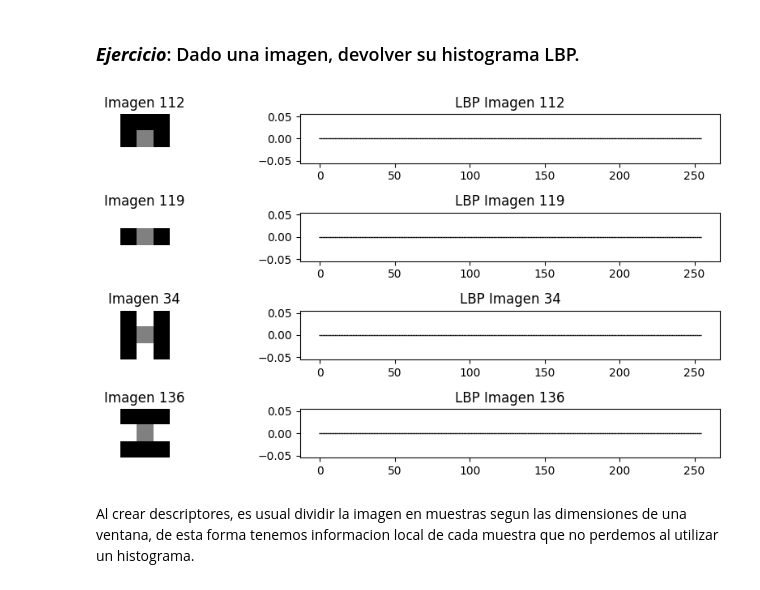
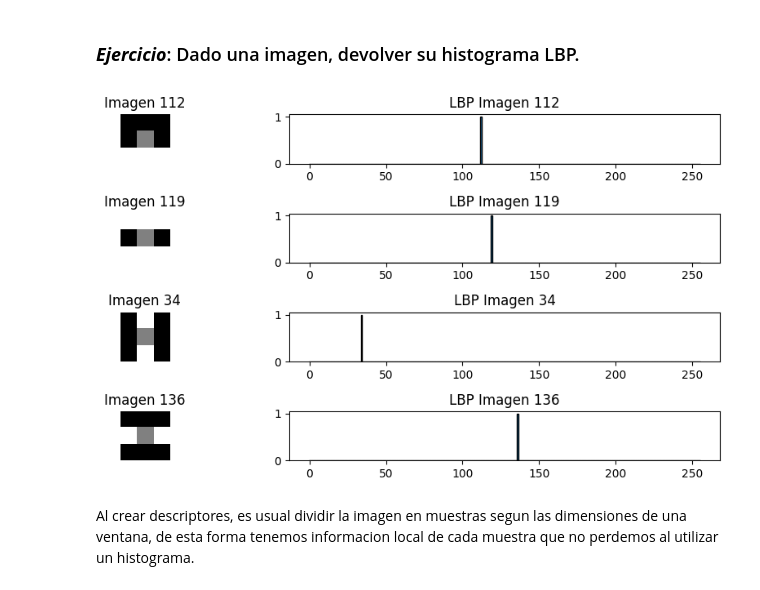
Before and after one commit to MarioSigal/Procesamiento-de-Imagenes, a Jupyter notebook: Laboratorios/Laboratorio4_Pdi20251.ipynb, the cells around one changed output. Drawn from its saved outputs; the diff is of its cells as text; code cells hidden in the pictures.

```diff
--- a/Laboratorios/Laboratorio4_Pdi20251.ipynb
+++ b/Laboratorios/Laboratorio4_Pdi20251.ipynb
@@ -40,8 +40,8 @@ import numpy as np
 import matplotlib.pyplot as plt
 
 # Proyeccion de la linea en el espacio rho, theta
-RHO = 100
-THETA = 0  # 45 grados
+RHO = 50
+THETA = 45  # 45 grados
 
 radTheta = np.radians(THETA)
 
@@ -101,7 +95,7 @@ para cada punto $(x,y)$ que pertence a la linea $(\theta,\rho)$
 
 #Un punto cualquiera en el plano cartesiano
 X_PUNTO = 100
-Y_PUNTO = 100
+Y_PUNTO = 50
 
 # Descubrimos algunas de las lineas a la que podra formar parte el punto
 # Solo hasta 180 ya que encontrariamos lineas iguales con rho negativo si no.
@@ -434,25 +432,44 @@ def pltLBP(img, nombre, axs, fila):
 # %%
 # Recuerden ignorar toda la primera y ultima fila y columna, ya que no tienen los vecinos necesarios.
 def lbpHistograma(img):
-  # COMPLETAR
-  return np.zeros(256)
+
+  hist = np.zeros(256)
+  ancho, largo = img.shape
+
+  for i in range(1,ancho-1):
+    for j in range(1, largo-1):
+
+      identificador = 0
+      valor_centro = img[i,j]
+
+      #Itero por los vecinos
+      k = 0
+      vecinos = np.array([[-1,-1],[-1,0],[-1,1],[0,1],[1,1],[1,0],[1,-1],[0,-1]])
+      for vecino in vecinos:
+        if img[i+vecino[0],j+vecino[1]] >= valor_centro:
+          identificador += 2 ** k
+        k += 1
+
+      hist[identificador] += 1
+
+  return hist
 
 lbp112 = np.asarray([[0,0,0],[0,1,0],[2,2,2]])
 lbp119 = np.asarray([[2,2,2],[0,1,0],[2,2,2]])
 lbp34 = np.asarray([[0,2,0],[0,1,0],[0,2,0]])
 lbp136 = np.asarray([[0,0,0],[2,1,2],[0,0,0]])
 
 fig,axs = plt.subplots(4,2, figsize=(10,5))
 
 pltLBP(lbp112, "Imagen 112", axs, 0)
 pltLBP(lbp119, "Imagen 119", axs, 1)
 pltLBP(lbp34, "Imagen 34", axs, 2)
 pltLBP(lbp136, "Imagen 136", axs, 3)
 
 plt.tight_layout()
 plt.show()
 # %% [output]
-[figure, old version]
+[figure, new version]
 # %% [markdown]
 Al crear descriptores, es usual dividir la imagen en muestras segun las dimensiones de una ventana, de esta forma tenemos informacion local de cada muestra que no perdemos al utilizar un histograma.
 # %%
```
Also changed, not shown: parts of 9 cells of this notebook.
